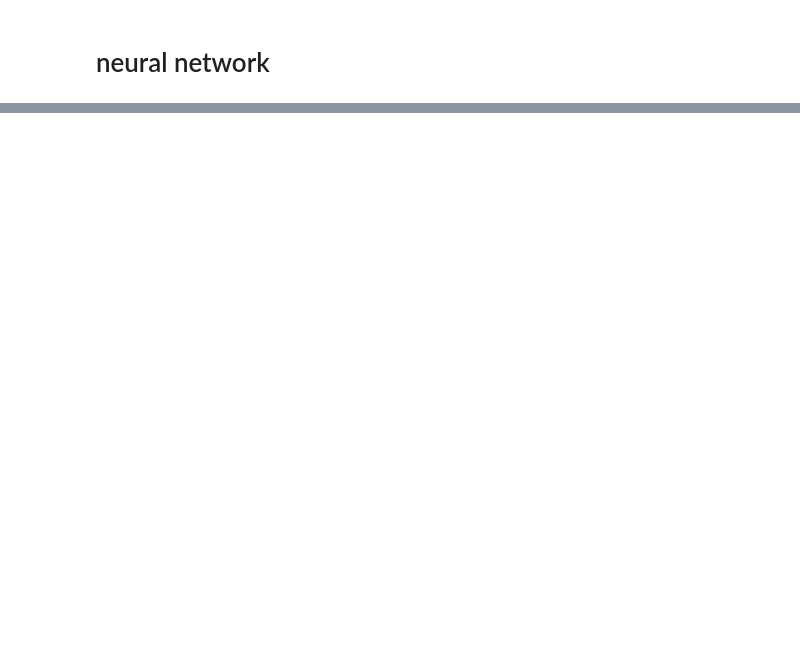
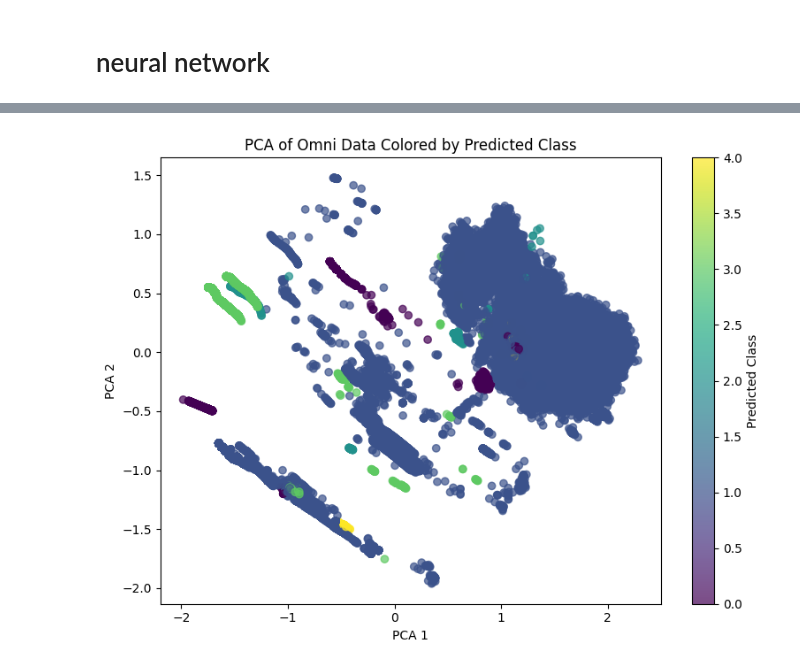
Before and after one commit to lucchinaluca/thesis-datasec, a Jupyter notebook: cic.ipynb, the cells around one changed output, grey strips where cells are left out. Cells and saved outputs as stored; diff of their text form; code cells hidden in the pictures; blank space fills up the shorter version.

```diff
--- a/cic.ipynb
+++ b/cic.ipynb
@@ -480,3 +479,17 @@ plt.show()
+# %%
+pca = PCA(n_components=2)
+X_pca = pca.fit_transform(x_test)
+
+plt.figure(figsize=(8, 6))
+scatter = plt.scatter(X_pca[:, 0], X_pca[:, 1], c=pred, alpha=0.7)
+plt.xlabel('PCA 1')
+plt.ylabel('PCA 2')
+plt.title('PCA of Omni Data Colored by Predicted Class')
+plt.colorbar(scatter, label='Predicted Class')
+plt.tight_layout()
+plt.show()
+# %% [output]
+[figure, added]
 # %%
 import shap
 
```
Also changed, not shown: parts of 19 cells of this notebook, 1 other file.
